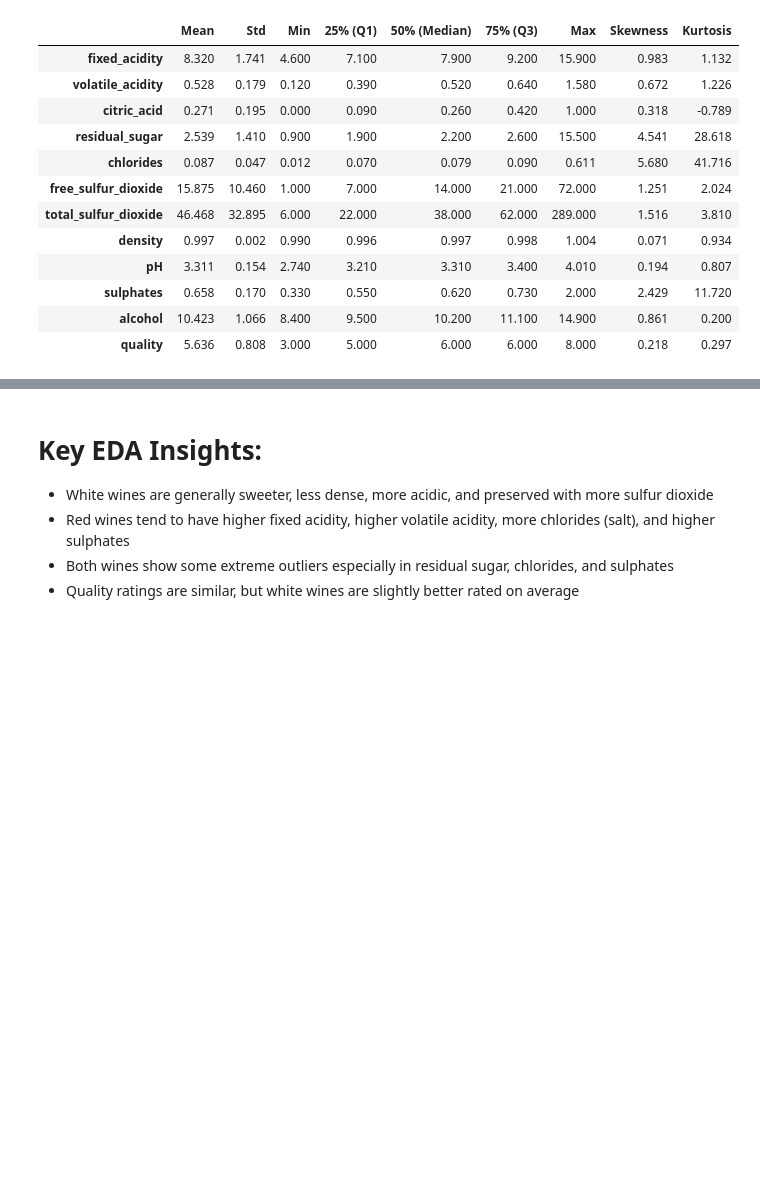
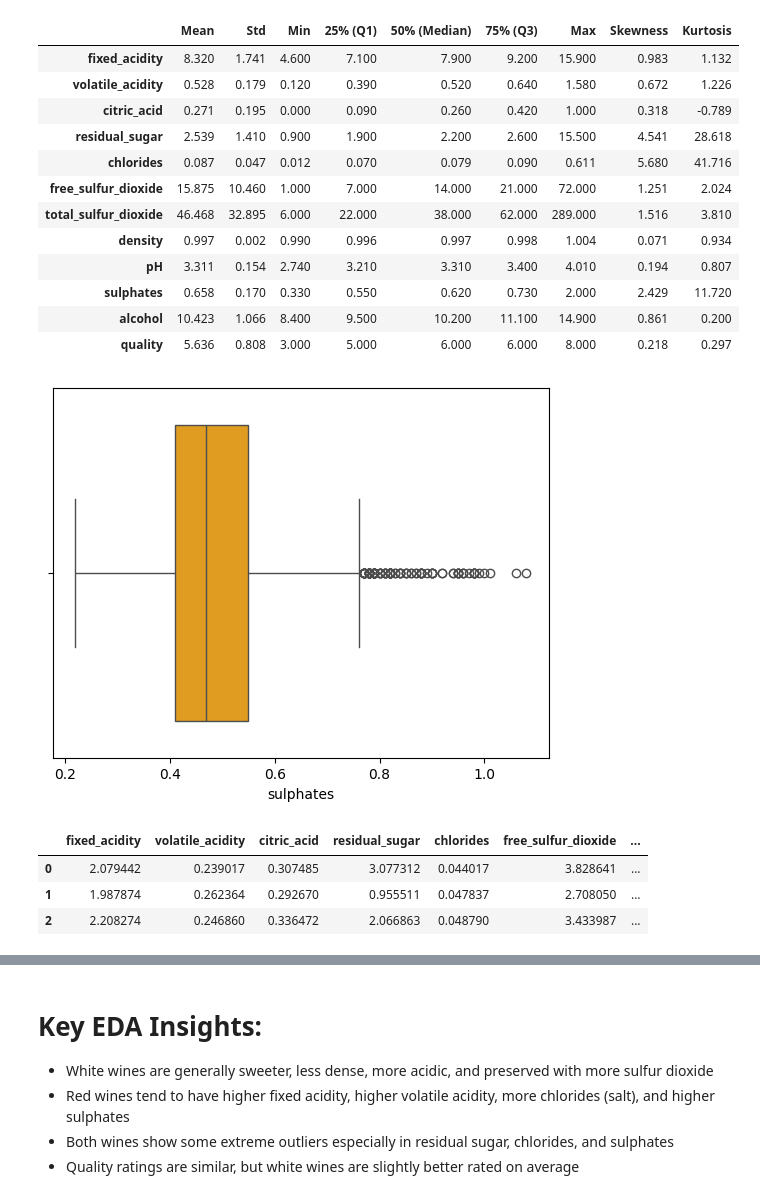
Before and after one commit to b3rian/Data_Science, a Jupyter notebook: Wine_Quality.ipynb, the cells around one changed output, grey strips where cells are left out. Cells and saved outputs as stored; diff of their text form; code cells hidden in the pictures; blank space fills up the shorter version.

Commit message:
wine quality analysis

```diff
--- a/Wine_Quality.ipynb
+++ b/Wine_Quality.ipynb
@@ -129,3 +129,8 @@ for col in white_wine.columns:
         plt.xlabel(col)
         plt.ylabel(target_column)
         plt.show()
+# %%
+sns.boxplot(data=white_wine, x='sulphates',color='orange')
+plt.show()
+# %% [output]
+[figure, added]
@@ -131,0 +148,7 @@ for col in white_wine.columns:
+# %%
+df_transformed.head(3)  # Display the first few rows of the transformed DataFrame
+# %% [output]
+|  | fixed_acidity | volatile_acidity | citric_acid | residual_sugar | chlorides | free_sulfur_dioxide | ... |
+| 0 | 2.079442 | 0.239017 | 0.307485 | 3.077312 | 0.044017 | 3.828641 | ... |
+| 1 | 1.987874 | 0.262364 | 0.292670 | 0.955511 | 0.047837 | 2.708050 | ... |
+| 2 | 2.208274 | 0.246860 | 0.336472 | 2.066863 | 0.048790 | 3.433987 | ... |
```
Also changed, not shown: parts of 2 cells of this notebook, 1 other file.
